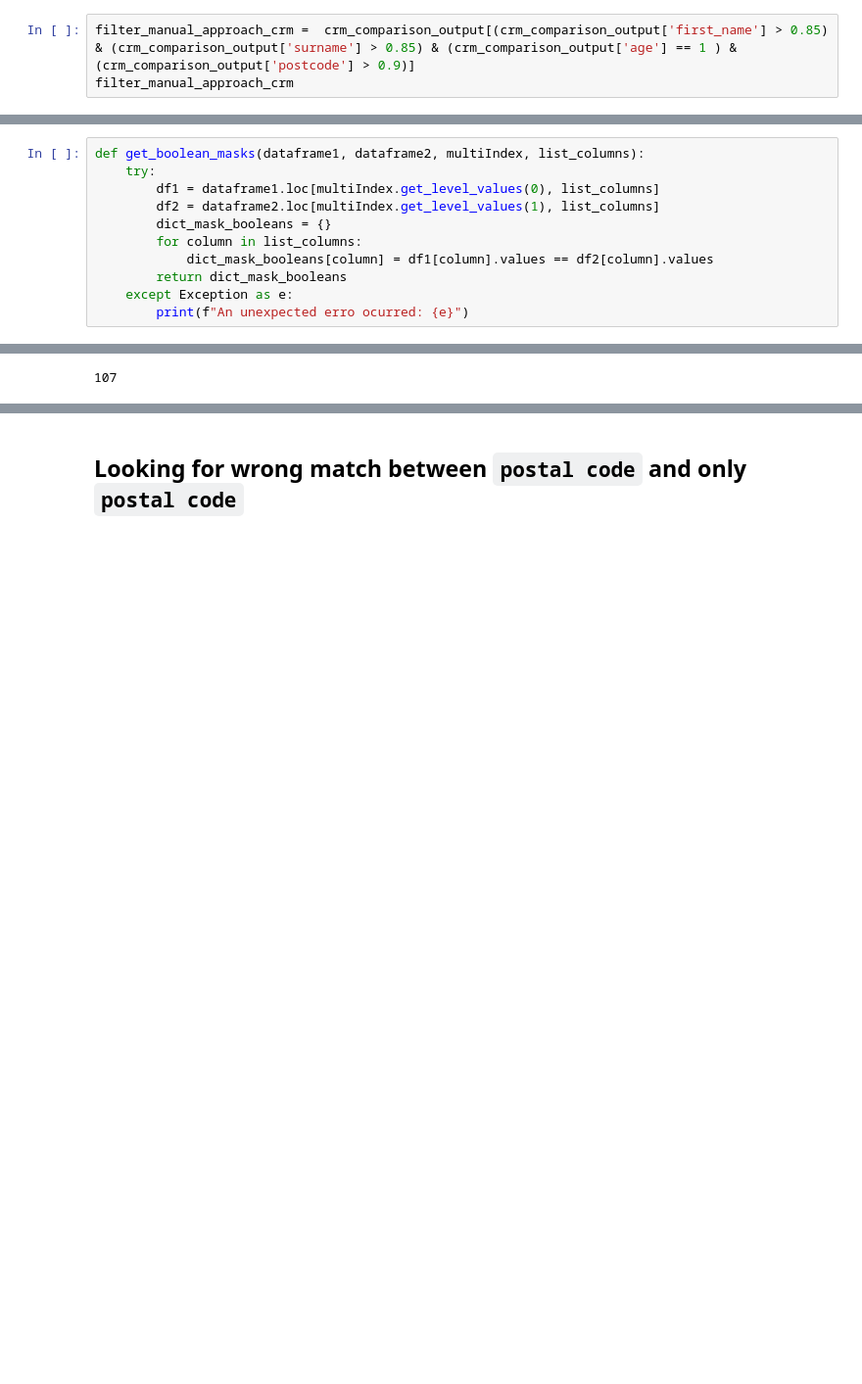
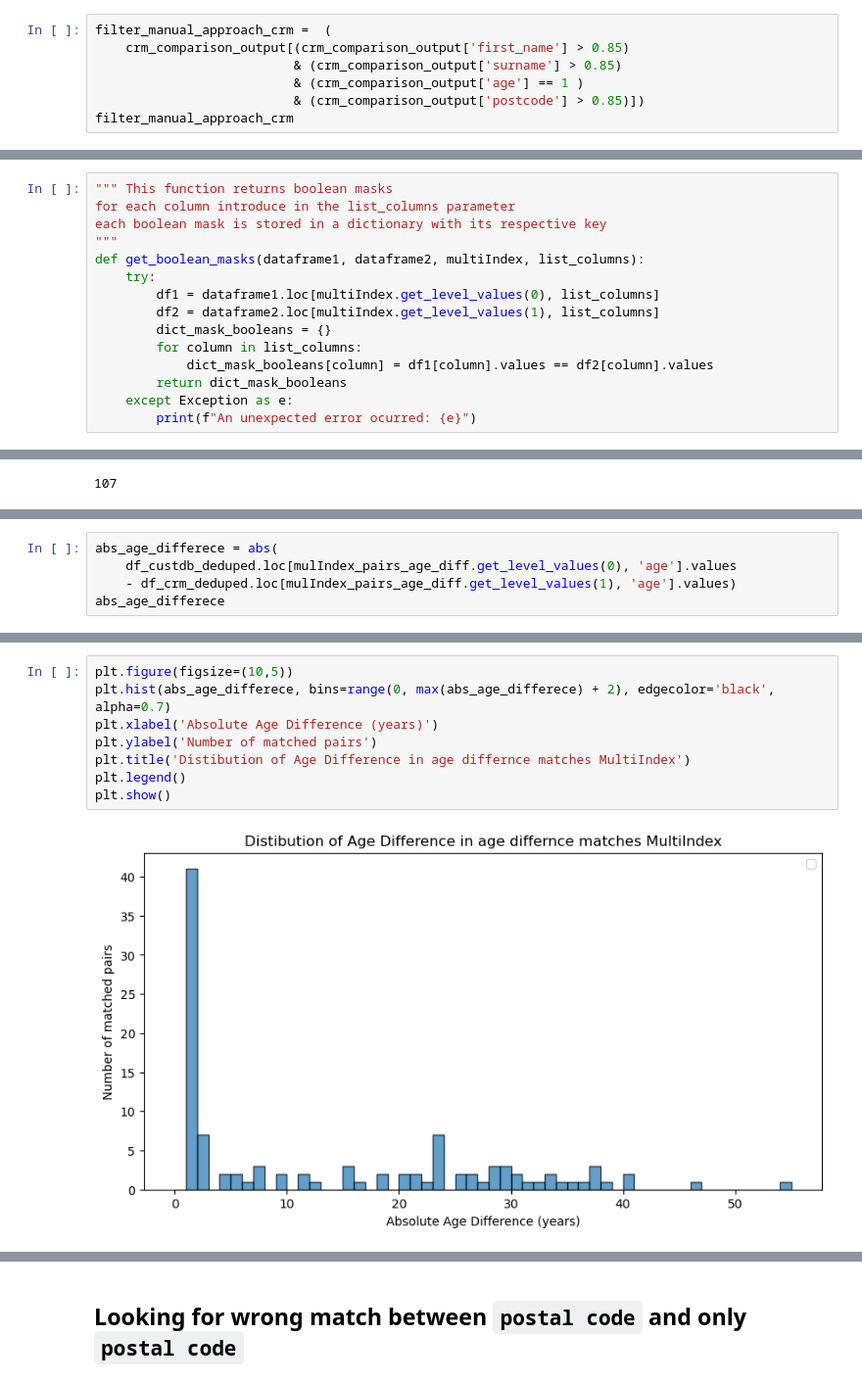
Before and after one commit to SheltonCarvallo/DataModeling-Duplicates, a Jupyter notebook: data_modeling.ipynb, the cells around one changed output, grey strips where cells are left out. Shown at 98% size. Cells and saved outputs as stored; diff of their text form; blank space fills up the shorter version.

```diff
--- a/data_modeling.ipynb
+++ b/data_modeling.ipynb
@@ -827,5 +564,9 @@ crm_comparison_output
 # %%
-filter_manual_approach_crm =  crm_comparison_output[(crm_comparison_output['first_name'] > 0.85) & (crm_comparison_output['surname'] > 0.85) & (crm_comparison_output['age'] == 1 ) & (crm_comparison_output['postcode'] > 0.9)]
+filter_manual_approach_crm =  (
+    crm_comparison_output[(crm_comparison_output['first_name'] > 0.85)
+                          & (crm_comparison_output['surname'] > 0.85)
+                          & (crm_comparison_output['age'] == 1 )
+                          & (crm_comparison_output['postcode'] > 0.85)])
 filter_manual_approach_crm
 # %% [output]
 |  |  | first_name | surname | age | postcode |
@@ -1396,6 +1120,10 @@ Index(['first_name', 'surname', 'postcode', 'age', 'first_name_cleaned',
 # %% [markdown]
 ## Looking for wrong match between `names` and only `names`
 # %%
+""" This function returns boolean masks
+for each column introduce in the list_columns parameter
+each boolean mask is stored in a dictionary with its respective key
+"""
 def get_boolean_masks(dataframe1, dataframe2, multiIndex, list_columns):
     try:
         df1 = dataframe1.loc[multiIndex.get_level_values(0), list_columns]
@@ -1405,7 +1133,7 @@ def get_boolean_masks(dataframe1, dataframe2, multiIndex, list_columns):
             dict_mask_booleans[column] = df1[column].values == df2[column].values
         return dict_mask_booleans
     except Exception as e:
-        print(f"An unexpected erro ocurred: {e}")
+        print(f"An unexpected error ocurred: {e}")
 # %%
 columns = ['surname_cleaned', 'age', 'postcode_cleaned']
 names_boolean_mask = get_boolean_masks(df_custdb_deduped, df_crm_deduped, diff_between_dataset_pairs['first_name_diff'], columns)
@@ -1499,0 +1247,5 @@ Name: 17509, dtype: object
+# %%
+abs_age_differece = abs(
+    df_custdb_deduped.loc[mulIndex_pairs_age_diff.get_level_values(0), 'age'].values
+    - df_crm_deduped.loc[mulIndex_pairs_age_diff.get_level_values(1), 'age'].values)
+abs_age_differece
@@ -1499,0 +1260,10 @@ Name: 17509, dtype: object
+# %%
+plt.figure(figsize=(10,5))
+plt.hist(abs_age_differece, bins=range(0, max(abs_age_differece) + 2), edgecolor='black', alpha=0.7)
+plt.xlabel('Absolute Age Difference (years)')
+plt.ylabel('Number of matched pairs')
+plt.title('Distibution of Age Difference in age differnce matches MultiIndex')
+plt.legend()
+plt.show()
+# %% [output]
+[figure, added]
```
Also changed, not shown: parts of 170 cells of this notebook.
